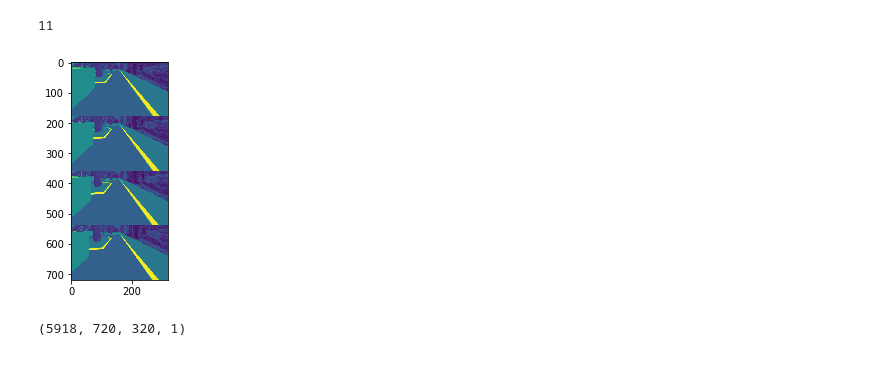
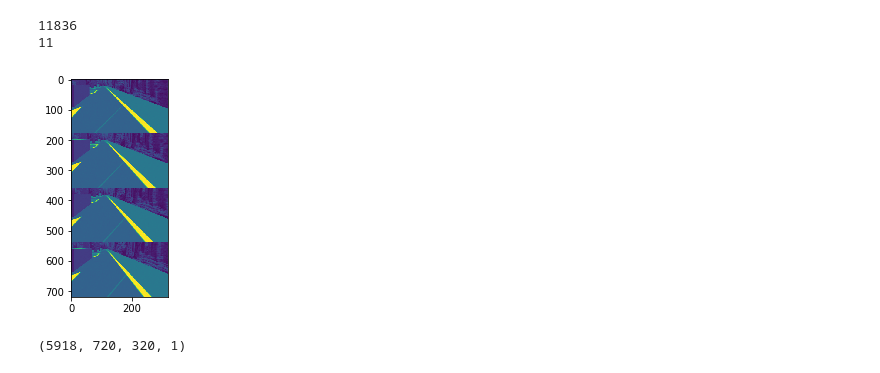
Before and after one commit to nullcline/enph353-competition, a Jupyter notebook: train.ipynb, the cells around one changed output. Cells and saved outputs as stored; diff of their text form; code cells hidden in the pictures.

```diff
--- a/train.ipynb
+++ b/train.ipynb
@@ -19,10 +15,0 @@ labels = ['00', '01', '02', '10', '11', '12'] # one label representing each comb
-# %%
-img_sets = []
-for filename in os.listdir(path):
-    if filename.endswith(".jpg"):
-         label = filename.split('_')[0]
-         img = np.array(Image.open(path+"/"+filename))
-        #  plt.imshow(img)
-        #  plt.show
-        #  print(path+"/"+filename)
-         img_sets.append(np.array([[img, labels.index(label)]]))
@@ -29,11 +19,32 @@ for filename in os.listdir(path):
+# %%
+img_sets = []
+from random import randint
+
+# load and augment dataset
+for filename in os.listdir(path):
+    if filename.endswith(".jpg"):
+        label = filename.split('_')[0]
+        img = np.array(Image.open(path+"/"+filename))[-180:,:]
+        img_sets.append(np.array([[img, labels.index(label)]]))
+
+        # todo: make this less ugly
+        h, w = img.shape
+        img = img.reshape(h, w, 1)
+        img_aug = tf.keras.preprocessing.image.apply_affine_transform(img, theta=randint(-2,2), tx=randint(0,5),
+                                                                ty=randint(0,5), shear=randint(-10,10), row_axis=0, col_axis=1,
+                                                                fill_mode='nearest', cval=0.0, order=1)
+        img_aug = img.reshape(h, w)
+        img_sets.append(np.array([[img_aug, labels.index(label)]]))
 # %%
 # making sure things are cool and good
-plt.imshow(img_sets[123][0][0])
+plt.imshow(img_sets[19][0][0])
 plt.show
-print(labels[img_sets[123][0][1]])
+print(len(img_sets))
+print(labels[img_sets[124][0][1]])
 # %% [output]
+11836
 11
-[figure, old version]
+[figure, new version]
 # %%
 all_dataset = np.concatenate(img_sets, axis=0)
 np.random.shuffle(all_dataset)
```
Also changed, not shown: parts of 11 cells of this notebook, 37 other files.
